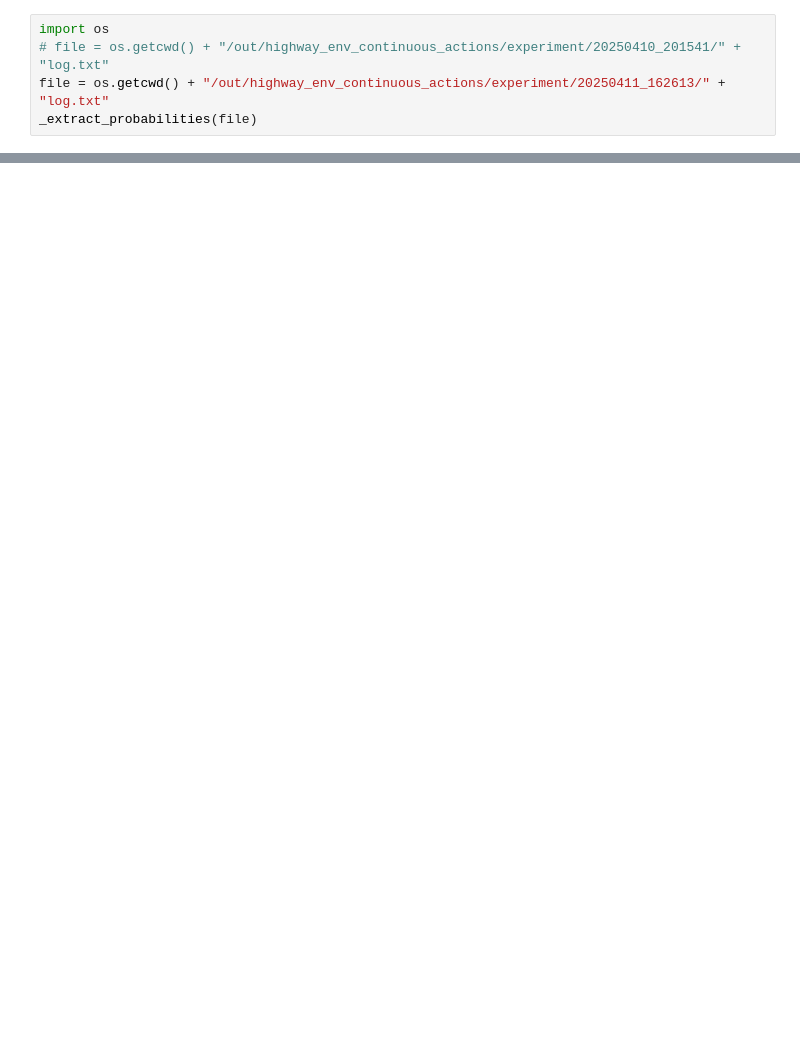
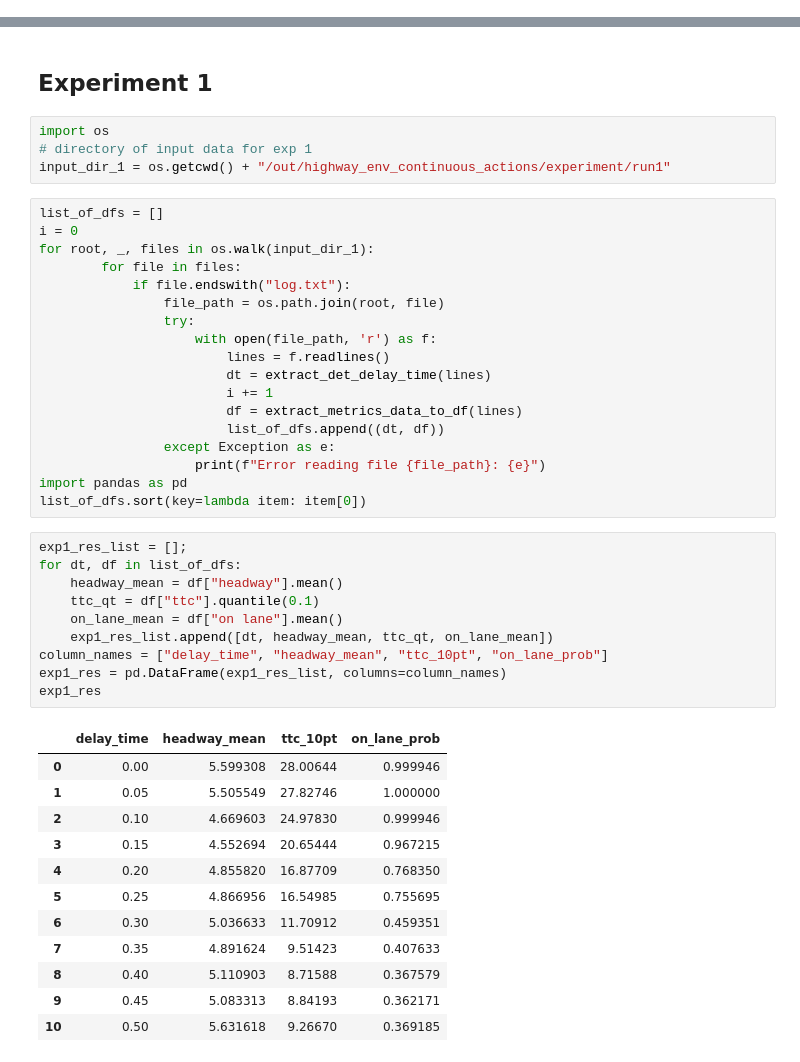
Before and after one commit to gxshub/realtime-drl-switch, a Jupyter notebook: scripts/analysis.ipynb, the cells around one changed output, grey strips where cells are left out. Drawn from its saved outputs; the diff is of its cells as text; blank space fills up the shorter version.

```diff
--- a/scripts/analysis.ipynb
+++ b/scripts/analysis.ipynb
@@ -170,5 +0,0 @@ def _extract_probabilities(file_path):
-# %%
-import os
-# file = os.getcwd() + "/out/highway_env_continuous_actions/experiment/20250410_201541/" + "log.txt"
-file = os.getcwd() + "/out/highway_env_continuous_actions/experiment/20250411_162613/" + "log.txt"
-_extract_probabilities(file)
@@ -312,0 +136,47 @@ True
+# %% [markdown]
+## Experiment 1
+# %%
+import os
+# directory of input data for exp 1
+input_dir_1 = os.getcwd() + "/out/highway_env_continuous_actions/experiment/run1"
+# %%
+list_of_dfs = []
+i = 0
+for root, _, files in os.walk(input_dir_1):
+        for file in files:
+            if file.endswith("log.txt"):
+                file_path = os.path.join(root, file)
+                try:
+                    with open(file_path, 'r') as f:
+                        lines = f.readlines()
+                        dt = extract_det_delay_time(lines)
+                        i += 1
+                        df = extract_metrics_data_to_df(lines)
+                        list_of_dfs.append((dt, df))
+                except Exception as e:
+                    print(f"Error reading file {file_path}: {e}")
+import pandas as pd
+list_of_dfs.sort(key=lambda item: item[0])
+# %%
+exp1_res_list = [];
+for dt, df in list_of_dfs:
+    headway_mean = df["headway"].mean()
+    ttc_qt = df["ttc"].quantile(0.1)
+    on_lane_mean = df["on lane"].mean()
+    exp1_res_list.append([dt, headway_mean, ttc_qt, on_lane_mean])
+column_names = ["delay_time", "headway_mean", "ttc_10pt", "on_lane_prob"]
+exp1_res = pd.DataFrame(exp1_res_list, columns=column_names)
+exp1_res
+# %% [output]
+|  | delay_time | headway_mean | ttc_10pt | on_lane_prob |
+| 0 | 0.00 | 5.599308 | 28.00644 | 0.999946 |
+| 1 | 0.05 | 5.505549 | 27.82746 | 1.000000 |
+| 2 | 0.10 | 4.669603 | 24.97830 | 0.999946 |
+| 3 | 0.15 | 4.552694 | 20.65444 | 0.967215 |
+| 4 | 0.20 | 4.855820 | 16.87709 | 0.768350 |
+| 5 | 0.25 | 4.866956 | 16.54985 | 0.755695 |
+| 6 | 0.30 | 5.036633 | 11.70912 | 0.459351 |
+| 7 | 0.35 | 4.891624 | 9.51423 | 0.407633 |
+| 8 | 0.40 | 5.110903 | 8.71588 | 0.367579 |
+| 9 | 0.45 | 5.083313 | 8.84193 | 0.362171 |
+| 10 | 0.50 | 5.631618 | 9.26670 | 0.369185 |
```
Also changed, not shown: parts of 31 cells of this notebook.
